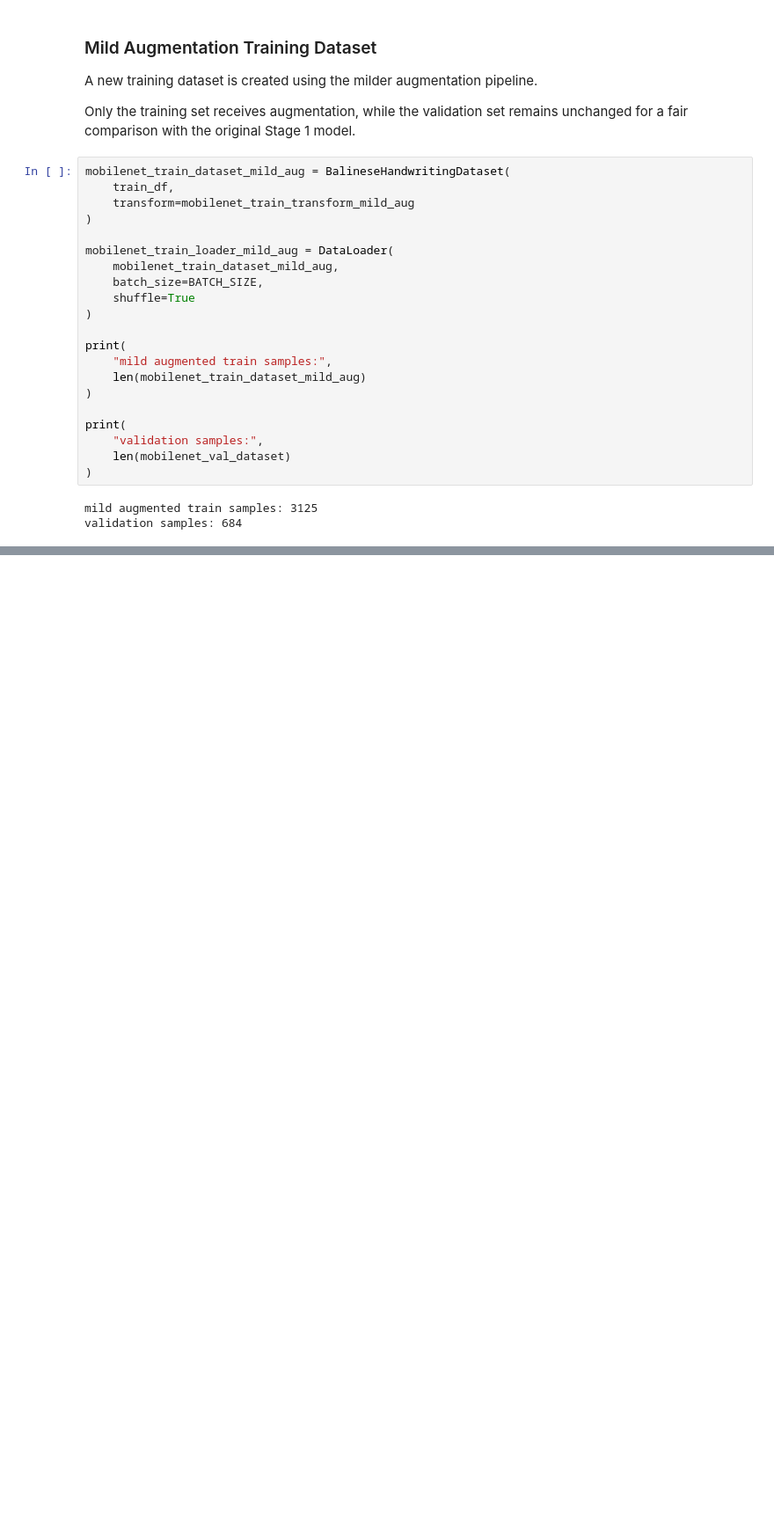
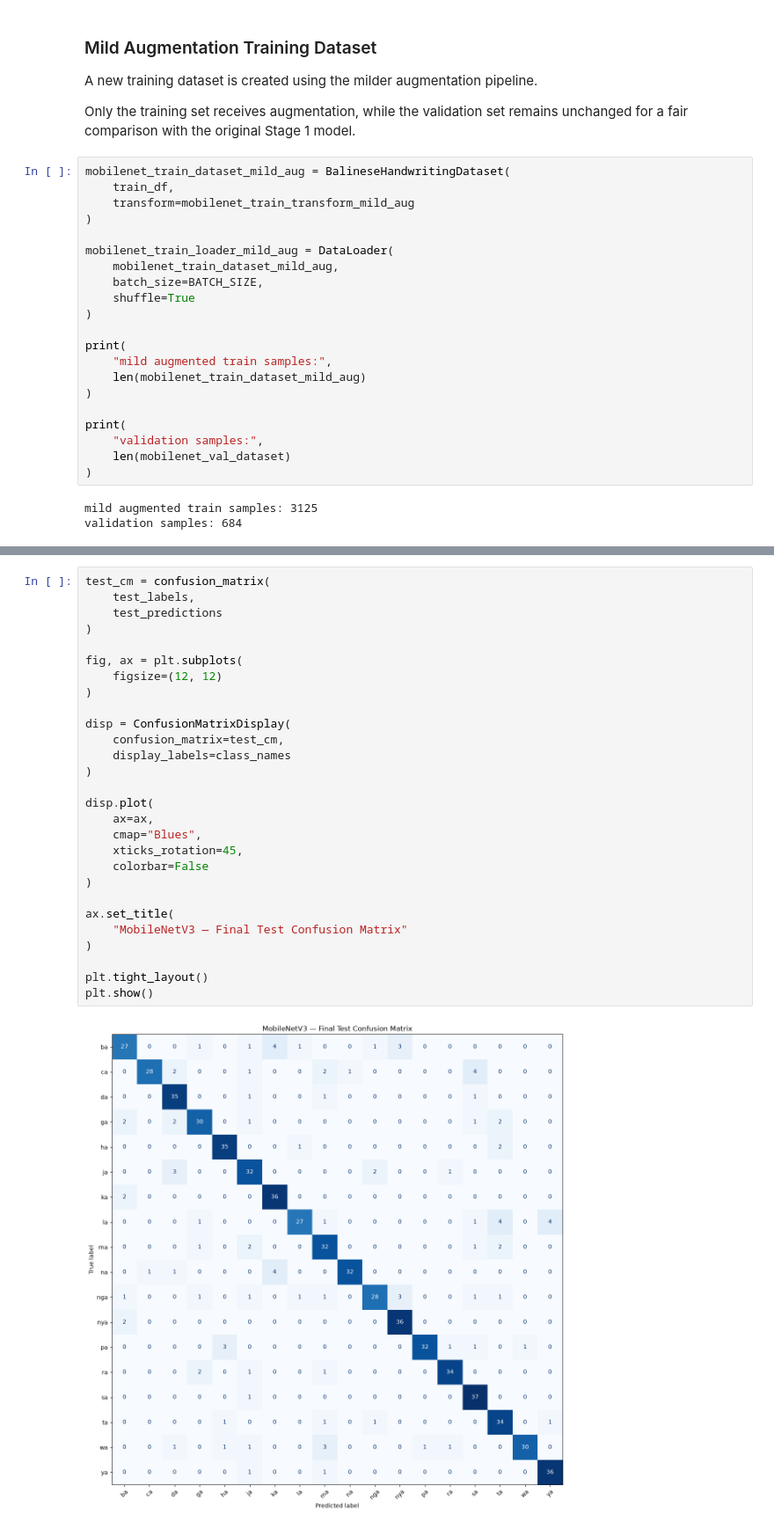
Before and after one commit to KeweKiwi/lekha-handwriting-ml, a Jupyter notebook: notebooks/02_baseline_training.ipynb, the cells around one changed output, grey strips where cells are left out. Shown at 88% size. Saved outputs shown, nothing was run; the diff lists cells and outputs as text; blank space fills up the shorter version.

```diff
--- a/notebooks/02_baseline_training.ipynb
+++ b/notebooks/02_baseline_training.ipynb
@@ -1858,0 +2142,30 @@ validation samples: 684
+# %%
+test_cm = confusion_matrix(
+    test_labels,
+    test_predictions
+)
+
+fig, ax = plt.subplots(
+    figsize=(12, 12)
+)
+
+disp = ConfusionMatrixDisplay(
+    confusion_matrix=test_cm,
+    display_labels=class_names
+)
+
+disp.plot(
+    ax=ax,
+    cmap="Blues",
+    xticks_rotation=45,
+    colorbar=False
+)
+
+ax.set_title(
+    "MobileNetV3 — Final Test Confusion Matrix"
+)
+
+plt.tight_layout()
+plt.show()
+# %% [output]
+[figure, added]
```
Also changed, not shown: parts of 28 cells of this notebook, 1 other file.
